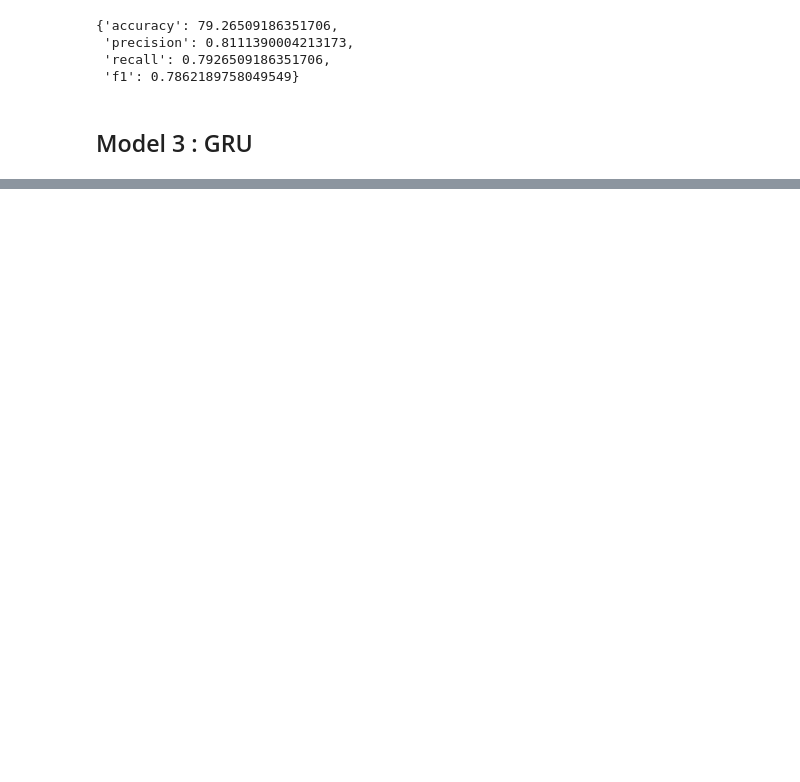
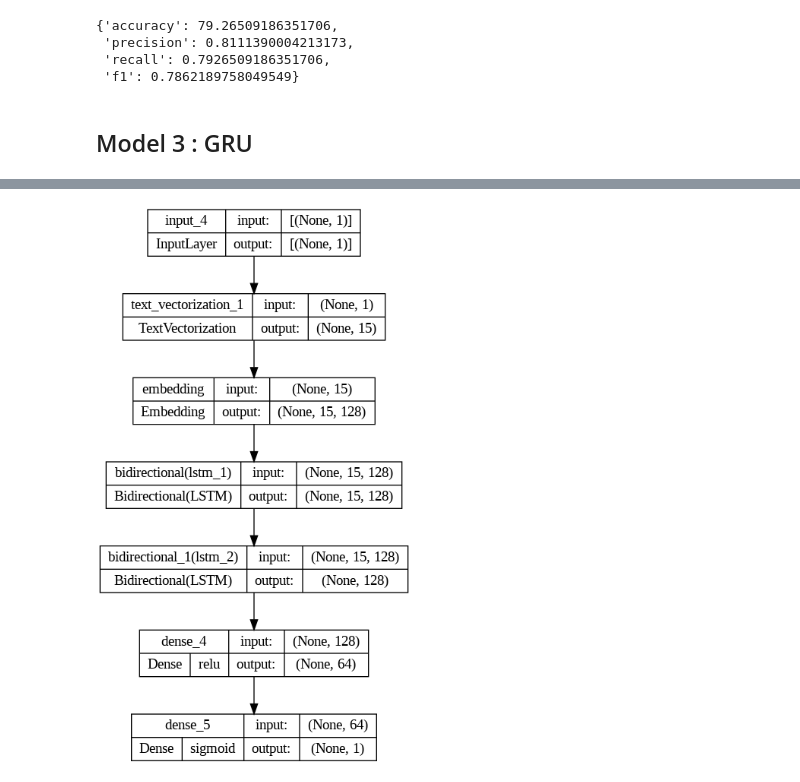
Before and after one commit to Abhimanyu9539/Tensorflow, a Jupyter notebook: Natural Language Processing/TF2_0_NLP_Fundamentals.ipynb, the cells around one changed output, grey strips where cells are left out. Cells and saved outputs as stored; diff of their text form; code cells hidden in the pictures; blank space fills up the shorter version.

```diff
--- a/Natural Language Processing/TF2_0_NLP_Fundamentals.ipynb
+++ b/Natural Language Processing/TF2_0_NLP_Fundamentals.ipynb
@@ -741,0 +758,12 @@ model_3_results
+# %%
+# Create model
+input = layers.Input(shape = (1,), dtype="string")
+x = text_vectorizer(input)
+x = embedding(x)
+x = layers.Bidirectional(layers.LSTM(64, return_sequences=True))(x)
+x = layers.Bidirectional(layers.LSTM(64))(x)
+x = layers.Dense(64, activation= "relu")(x)
+output = layers.Dense(1, activation="sigmoid")(x)
+
+# Model
+model_4 = keras.Model(input, output)
@@ -741,0 +791,4 @@ model_3_results
+# %%
+plot_model(model_4, show_layer_activations=True, show_shapes=True)
+# %% [output]
+[figure, added]
```
Also changed, not shown: parts of 94 cells of this notebook.
